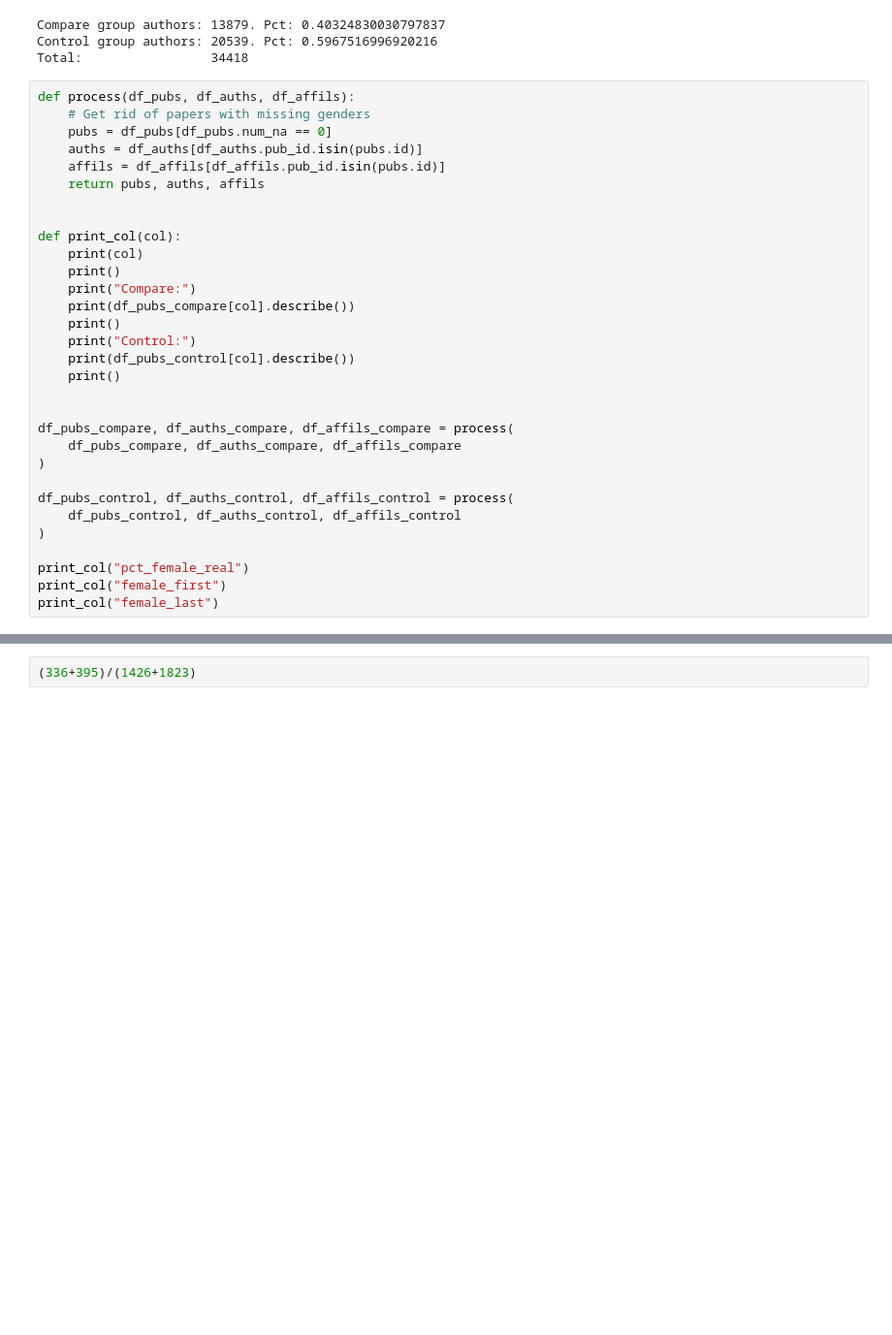
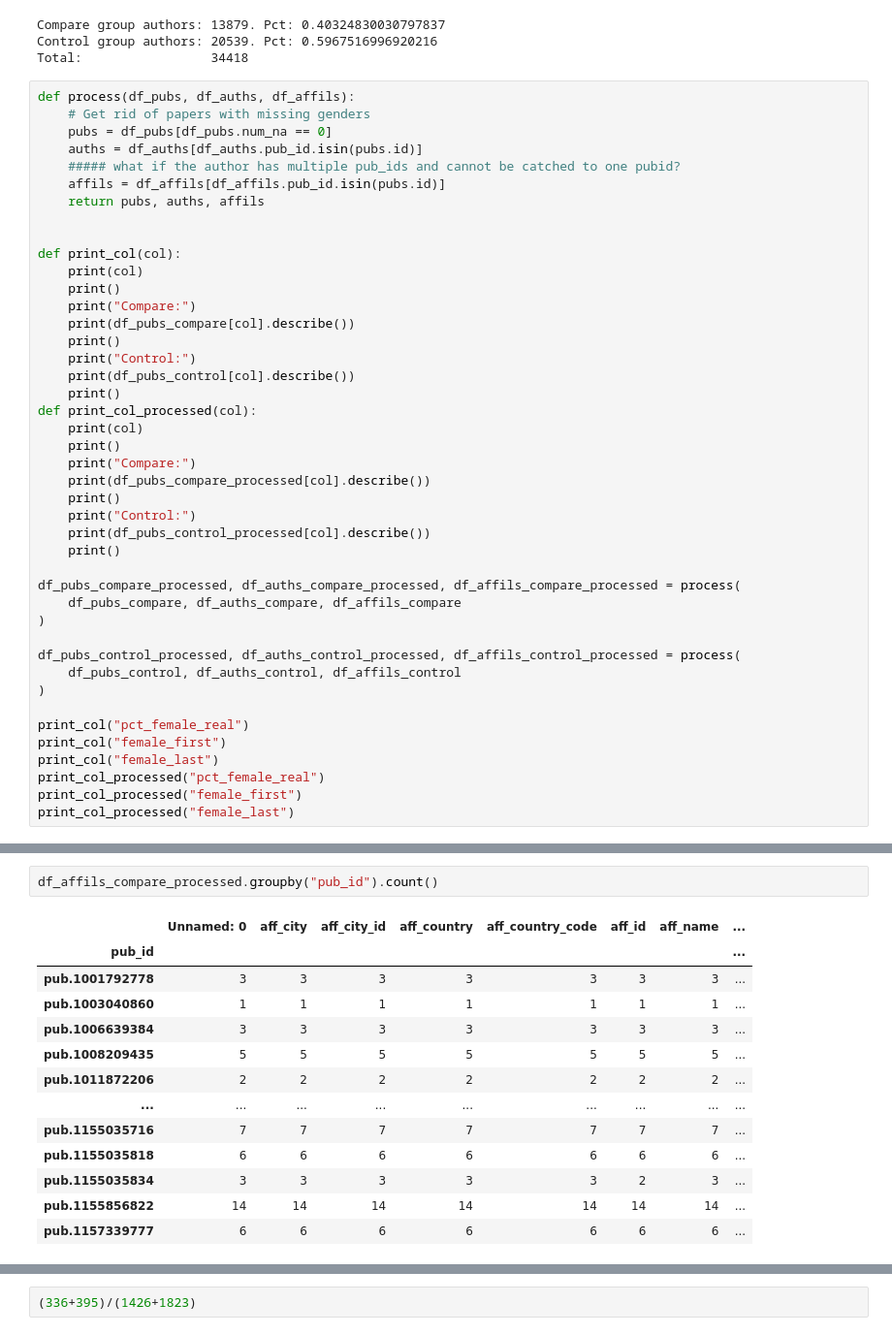
Before and after one commit to anpetushkov/OpenVsPrivateDatasets, a Jupyter notebook: OpenVsPrivateDataMaster.ipynb, the cells around one changed output, grey strips where cells are left out. Shown: that part at 97% size. Saved outputs shown, nothing was run; the diff lists cells and outputs as text; blank space fills up the shorter version.

```diff
--- a/OpenVsPrivateDataMaster.ipynb
+++ b/OpenVsPrivateDataMaster.ipynb
@@ -429,6 +468,7 @@ def process(df_pubs, df_auths, df_affils):
     # Get rid of papers with missing genders
     pubs = df_pubs[df_pubs.num_na == 0]
     auths = df_auths[df_auths.pub_id.isin(pubs.id)]
+    ##### what if the author has multiple pub_ids and cannot be catched to one pubid?
     affils = df_affils[df_affils.pub_id.isin(pubs.id)]
     return pubs, auths, affils
 
@@ -442,19 +482,30 @@ def print_col(col):
     print("Control:")
     print(df_pubs_control[col].describe())
     print()
+def print_col_processed(col):
+    print(col)
+    print()
+    print("Compare:")
+    print(df_pubs_compare_processed[col].describe())
+    print()
+    print("Control:")
+    print(df_pubs_control_processed[col].describe())
+    print()
 
-
-df_pubs_compare, df_auths_compare, df_affils_compare = process(
+df_pubs_compare_processed, df_auths_compare_processed, df_affils_compare_processed = process(
     df_pubs_compare, df_auths_compare, df_affils_compare
 )
 
-df_pubs_control, df_auths_control, df_affils_control = process(
+df_pubs_control_processed, df_auths_control_processed, df_affils_control_processed = process(
     df_pubs_control, df_auths_control, df_affils_control
 )
 
 print_col("pct_female_real")
 print_col("female_first")
 print_col("female_last")
+print_col_processed("pct_female_real")
+print_col_processed("female_first")
+print_col_processed("female_last")
 # %% [output]
 pct_female_real
 
@@ -473,3 +524,19 @@ Name: pct_female_real, dtype: float64
 75%         0.000000
 max         1.000000
 Name: female_last, dtype: float64
+# %%
+df_affils_compare_processed.groupby("pub_id").count()
+# %% [output]
+|  | Unnamed: 0 | aff_city | aff_city_id | aff_country | aff_country_code | aff_id | aff_name | ... |
+| pub_id |  |  |  |  |  |  |  | ... |
+| pub.1001792778 | 3 | 3 | 3 | 3 | 3 | 3 | 3 | ... |
+| pub.1003040860 | 1 | 1 | 1 | 1 | 1 | 1 | 1 | ... |
+| pub.1006639384 | 3 | 3 | 3 | 3 | 3 | 3 | 3 | ... |
+| pub.1008209435 | 5 | 5 | 5 | 5 | 5 | 5 | 5 | ... |
+| pub.1011872206 | 2 | 2 | 2 | 2 | 2 | 2 | 2 | ... |
+| ... | ... | ... | ... | ... | ... | ... | ... | ... |
+| pub.1155035716 | 7 | 7 | 7 | 7 | 7 | 7 | 7 | ... |
+| pub.1155035818 | 6 | 6 | 6 | 6 | 6 | 6 | 6 | ... |
+| pub.1155035834 | 3 | 3 | 3 | 3 | 3 | 2 | 3 | ... |
+| pub.1155856822 | 14 | 14 | 14 | 14 | 14 | 14 | 14 | ... |
+| pub.1157339777 | 6 | 6 | 6 | 6 | 6 | 6 | 6 | ... |
```
Also changed, not shown: parts of 59 cells of this notebook.
